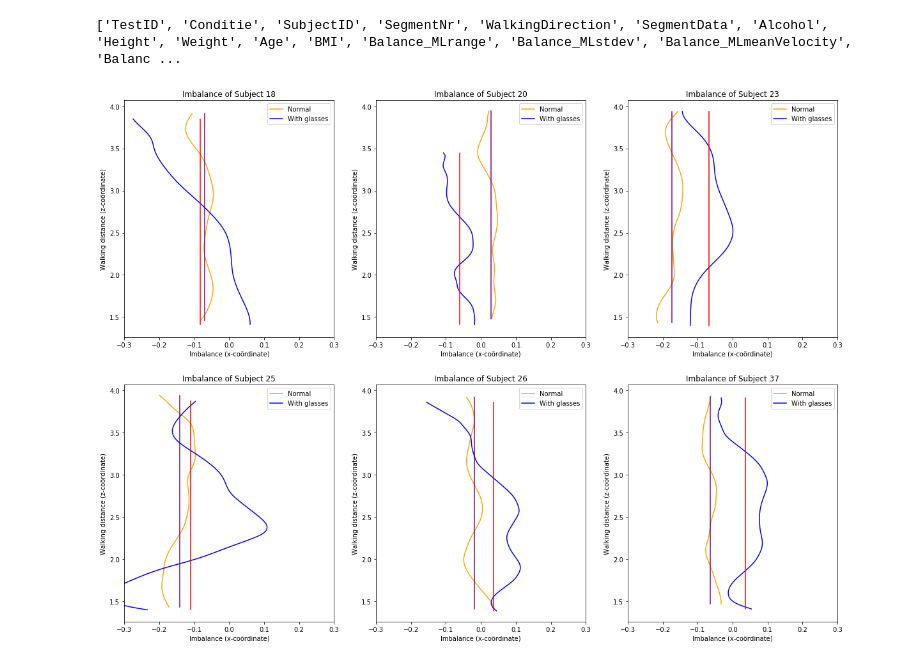
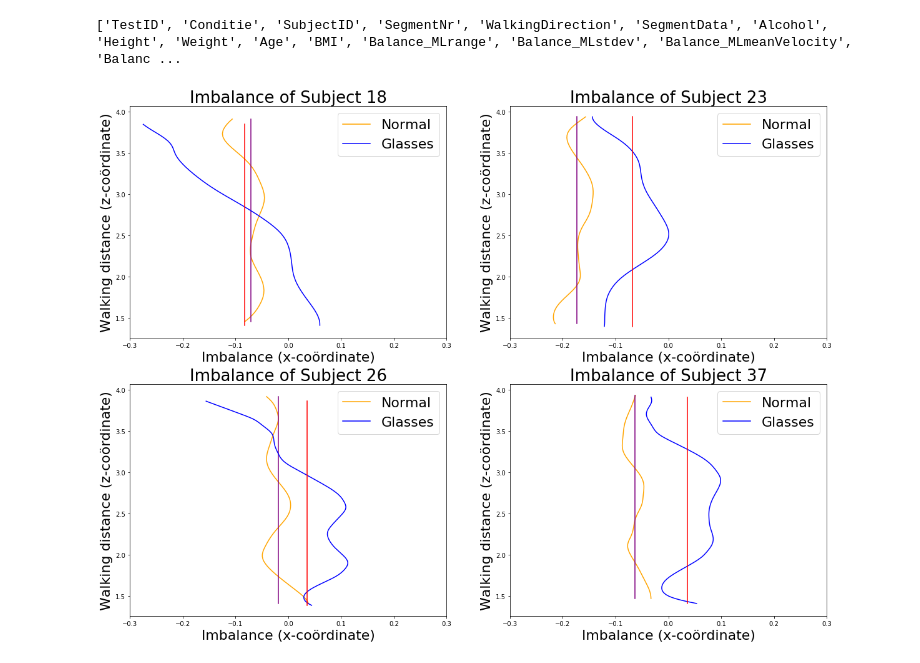
Before and after one commit to VivienvV/fallrisk, a Jupyter notebook: Data_preprocessing/s_visDeviation.ipynb, the cells around one changed output. Cells and saved outputs as stored; diff of their text form; code cells hidden in the pictures.

Commit message:
graphs presentation

```diff
--- a/Data_preprocessing/s_visDeviation.ipynb
+++ b/Data_preprocessing/s_visDeviation.ipynb
@@ -31,47 +31,50 @@ print(list(df_data))
 ['TestID', 'Conditie', 'SubjectID', 'SegmentNr', 'WalkingDirection', 'SegmentData', 'Alcohol', 'Height', 'Weight', 'Age', 'BMI', 'Balance_MLrange', 'Balance_MLstdev', 'Balance_MLmeanVelocity', 'Balanc ...
 # %%
 fig = plt.figure(figsize=(20, 15))
-ax1 = fig.add_subplot(231)
-ax2 = fig.add_subplot(232, sharex=ax1, sharey=ax1)
-ax3 = fig.add_subplot(233, sharex=ax1, sharey=ax1)
-ax4 = fig.add_subplot(234, sharex=ax1, sharey=ax1)
-ax5 = fig.add_subplot(235, sharex=ax1, sharey=ax1)
-ax6 = fig.add_subplot(236, sharex=ax1, sharey=ax1)
+ax1 = fig.add_subplot(221)
+ax2 = fig.add_subplot(222, sharex=ax1, sharey=ax1)
+ax3 = fig.add_subplot(223, sharex=ax1, sharey=ax1)
+ax4 = fig.add_subplot(224, sharex=ax1, sharey=ax1)
+# ax5 = fig.add_subplot(235, sharex=ax1, sharey=ax1)
+# ax6 = fig.add_subplot(236, sharex=ax1, sharey=ax1)
 
-numbers = [36, 40, 48, 52, 56, 80]
-axes = [ax1, ax2, ax3, ax4, ax5, ax6]
+numbers = [36, 48, 56, 80] # 40, 52
+axes = [ax1, ax2, ax3, ax4] # ax5, ax6
 
-for number in range(0, 6):
+title_fontsize = 26
+axes_fontsize = 22
+
+for number in range(0, 4):
     i = numbers[number]
     ax = axes[number]
 
     n_data = df_data["SegmentData"][i]
     n_data_arr = string_to_ndarray(n_data)
     n_x = n_data_arr[:,0]
     n_z = n_data_arr[:,2]
 
     b_data = df_data["SegmentData"][i + 616]
     b_data_arr = string_to_ndarray(b_data)
     b_x = b_data_arr[:,0]
     b_z = b_data_arr[:,2]
 
     n_ave = np.average(n_x)
     n_ave_arr = np.full((n_z.size), n_ave)
     b_ave = np.average(b_x)
     b_ave_arr = np.full((b_z.size), b_ave)
 
     title = 'Imbalance of Subject ' + str(df_data["SubjectID"][i])
-    ax.set_title(title)
+    ax.set_title(title, fontsize=title_fontsize)
     ax.plot(n_x, n_z, color='orange', label='Normal')
     ax.plot(n_ave_arr, n_z, color='purple')
-    ax.plot(b_x, b_z, color='blue', label='With glasses')
+    ax.plot(b_x, b_z, color='blue', label='Glasses')
     ax.plot(b_ave_arr, b_z, color='red')
     ax.set_xlim(-0.3, 0.3)
-    ax.set_xlabel('Imbalance (x-coördinate)')
-    ax.set_ylabel('Walking distance (z-coördinate)')
-    ax.legend()
+    ax.set_xlabel('Imbalance (x-coördinate)', fontsize=axes_fontsize)
+    ax.set_ylabel('Walking distance (z-coördinate)', fontsize=axes_fontsize)
+    ax.legend(fontsize=axes_fontsize)
 
-fig.savefig('imbalance.png')
+fig.savefig('imbalance.png', pad_inches = 0)
 fig.show()
 # %% [output]
-[figure, old version]
+[figure, new version]
```
Also changed, not shown: parts of 1 cell of this notebook, 5 other files.
